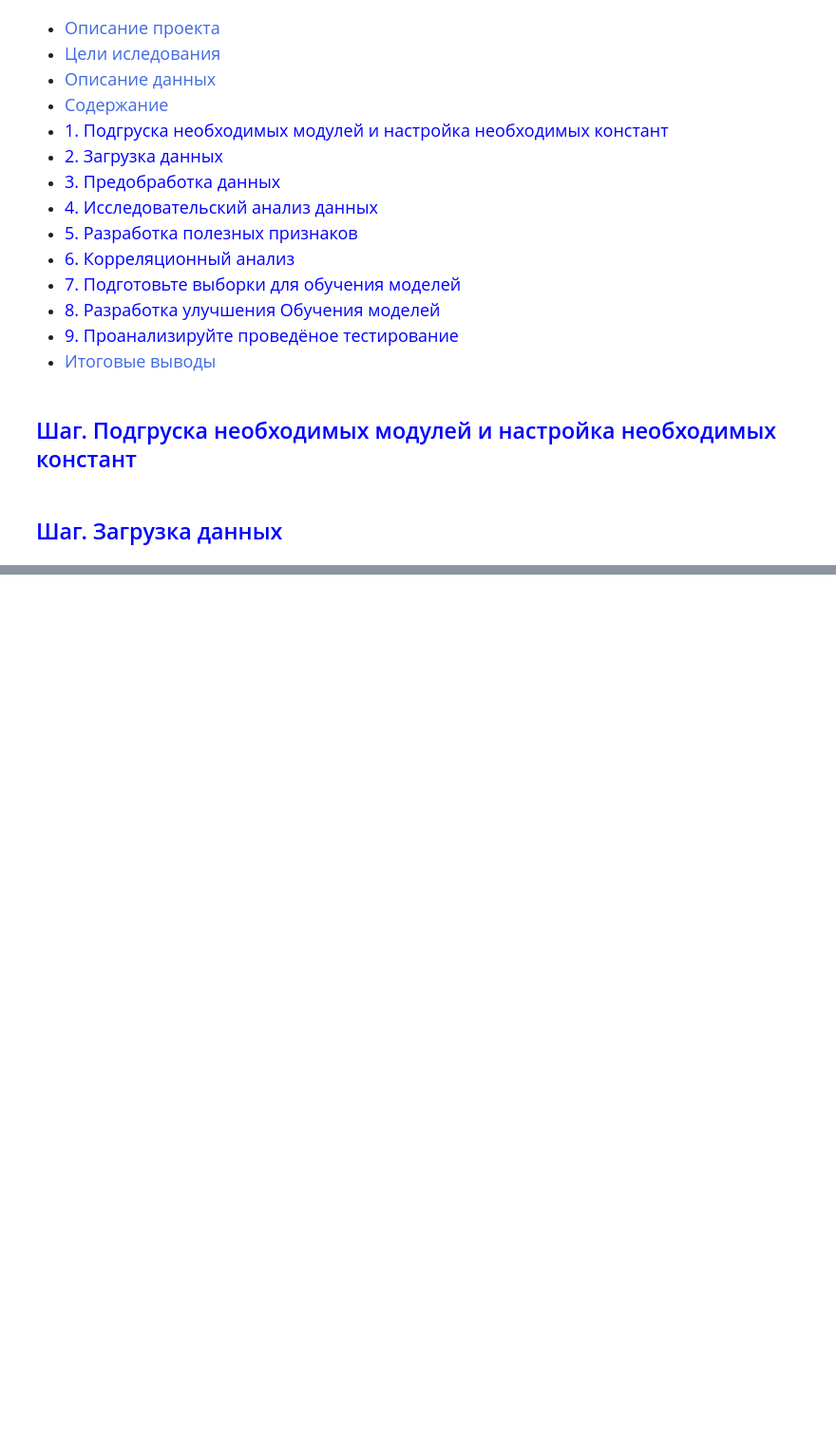
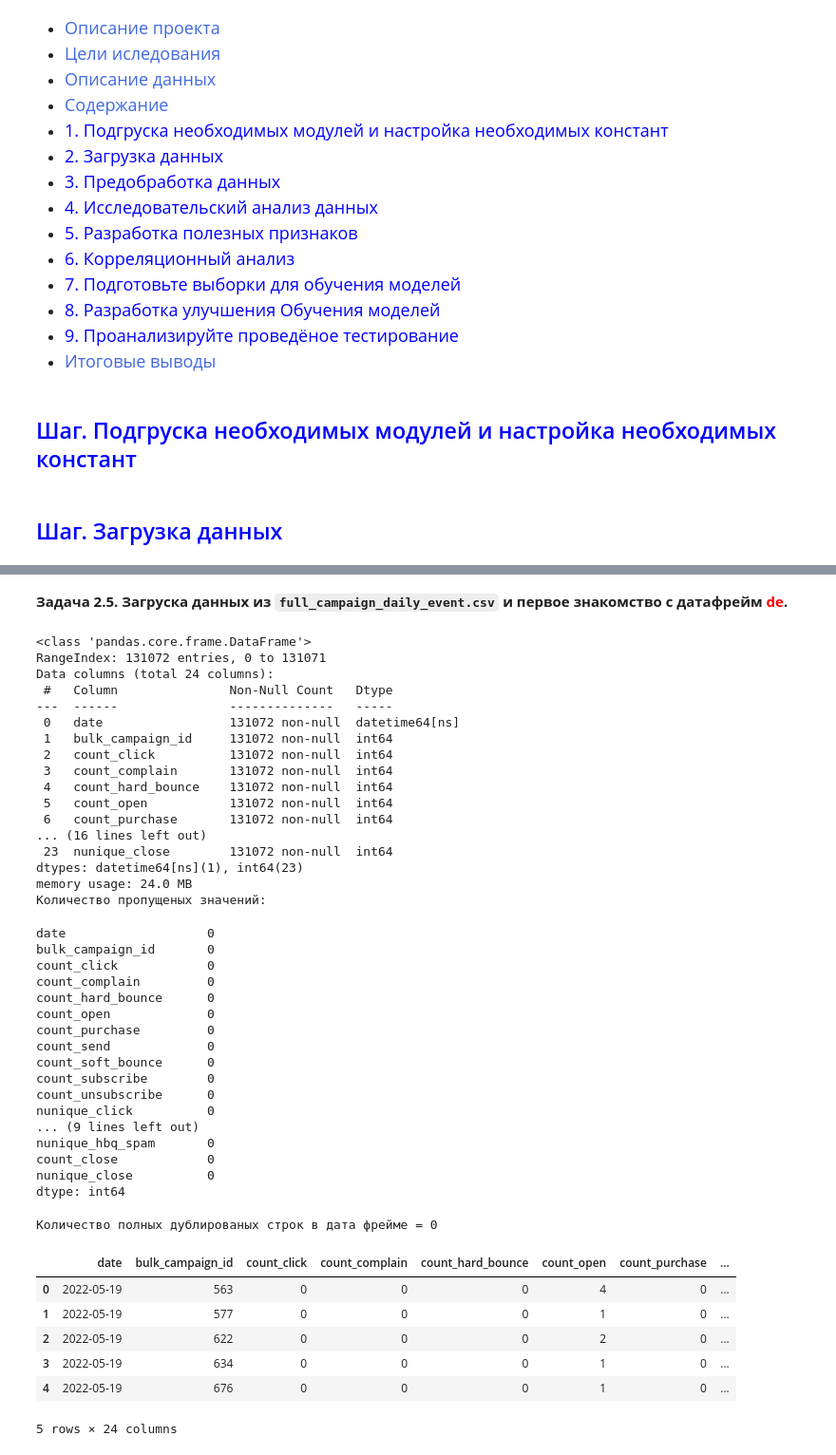
Before and after one commit to OsKaLis/predicting_user_behavior_in_the_marketplace, a Jupyter notebook: m4s22_marketplace.ipynb, the cells around one changed output, grey strips where cells are left out. Shown at 95% size. Cells and saved outputs as stored; diff of their text form; code cells hidden in the pictures; blank space fills up the shorter version.

Commit message:
did_the_data_processing

```diff
--- a/m4s22_marketplace.ipynb
+++ b/m4s22_marketplace.ipynb
@@ -163,0 +166,9 @@ folder_location = '/datasets/'
+# %%
+def primary_information_output(dataset):
+    # Функция вывод первичной информации
+    dataset.info()
+    print('Количество пропущеных значений:')
+    display(dataset.isna().sum())
+    text = 'Количество полных дублированых строк в дата фрейме'
+    print(f'{text} = {dataset.duplicated().sum()}')
+    display(dataset.head())
@@ -163,0 +314,2 @@ folder_location = '/datasets/'
+# %% [markdown]
+**Задача 2.5. Загруска данных из `full_campaign_daily_event.csv` и первое знакомство с датафрейм <span style='color:red'>de</span>.**
@@ -163,0 +323,46 @@ folder_location = '/datasets/'
+# %%
+# Показываю информацию о дата сете
+primary_information_output(de)
+# %% [output]
+<class 'pandas.core.frame.DataFrame'>
+RangeIndex: 131072 entries, 0 to 131071
+Data columns (total 24 columns):
+ #   Column               Non-Null Count   Dtype
+---  ------               --------------   -----
+ 0   date                 131072 non-null  datetime64[ns]
+ 1   bulk_campaign_id     131072 non-null  int64
+ 2   count_click          131072 non-null  int64
+ 3   count_complain       131072 non-null  int64
+ 4   count_hard_bounce    131072 non-null  int64
+ 5   count_open           131072 non-null  int64
+ 6   count_purchase       131072 non-null  int64
+... (16 lines left out)
+ 23  nunique_close        131072 non-null  int64
+dtypes: datetime64[ns](1), int64(23)
+memory usage: 24.0 MB
+Количество пропущеных значений:
+date                   0
+bulk_campaign_id       0
+count_click            0
+count_complain         0
+count_hard_bounce      0
+count_open             0
+count_purchase         0
+count_send             0
+count_soft_bounce      0
+count_subscribe        0
+count_unsubscribe      0
+nunique_click          0
+... (9 lines left out)
+nunique_hbq_spam       0
+count_close            0
+nunique_close          0
+dtype: int64
+Количество полных дублированых строк в дата фрейме = 0
+|  | date | bulk_campaign_id | count_click | count_complain | count_hard_bounce | count_open | count_purchase | ... |
+| 0 | 2022-05-19 | 563 | 0 | 0 | 0 | 4 | 0 | ... |
+| 1 | 2022-05-19 | 577 | 0 | 0 | 0 | 1 | 0 | ... |
+| 2 | 2022-05-19 | 622 | 0 | 0 | 0 | 2 | 0 | ... |
+| 3 | 2022-05-19 | 634 | 0 | 0 | 0 | 1 | 0 | ... |
+| 4 | 2022-05-19 | 676 | 0 | 0 | 0 | 1 | 0 | ... |
+5 rows × 24 columns
```
Also changed, not shown: parts of 80 cells of this notebook, 1 other file.
